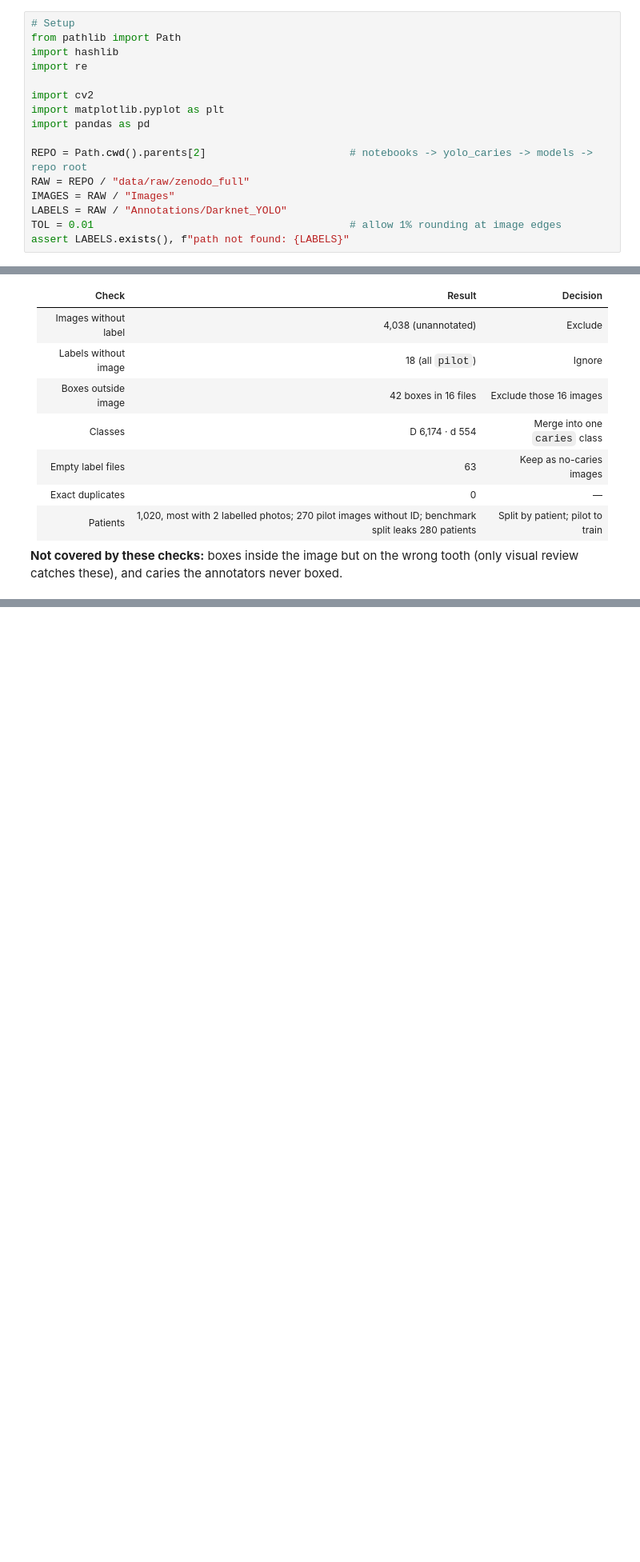
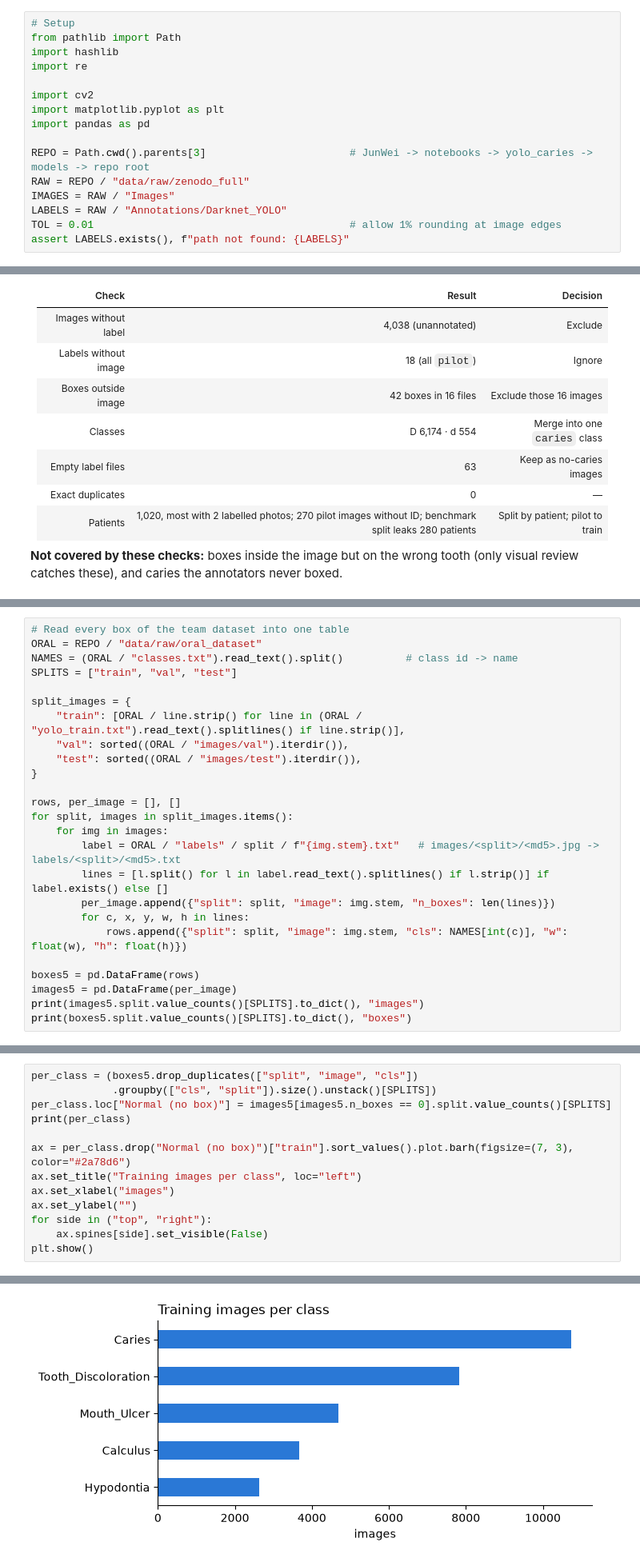
Before and after one commit to Aiden812/Deep-Learning-WIU, a Jupyter notebook: models/yolo_caries/notebooks/JunWei/01_eda.ipynb, the cells around one changed output, grey strips where cells are left out. Shown at 80% size. Drawn from its saved outputs; the diff is of its cells as text; blank space fills up the shorter version.

```diff
--- a/models/yolo_caries/notebooks/JunWei/01_eda.ipynb
+++ b/models/yolo_caries/notebooks/JunWei/01_eda.ipynb
@@ -22,7 +28,7 @@ import cv2
 import matplotlib.pyplot as plt
 import pandas as pd
 
-REPO = Path.cwd().parents[2]                       # notebooks -> yolo_caries -> models -> repo root
+REPO = Path.cwd().parents[3]                       # JunWei -> notebooks -> yolo_caries -> models -> repo root
 RAW = REPO / "data/raw/zenodo_full"
 IMAGES = RAW / "Images"
 LABELS = RAW / "Annotations/Darknet_YOLO"
@@ -233,0 +247,25 @@ show_label("no_retractors/Frontal/anonymous_003-008-1188-00_1732714947165_Fronta
+# %%
+# Read every box of the team dataset into one table
+ORAL = REPO / "data/raw/oral_dataset"
+NAMES = (ORAL / "classes.txt").read_text().split()          # class id -> name
+SPLITS = ["train", "val", "test"]
+
+split_images = {
+    "train": [ORAL / line.strip() for line in (ORAL / "yolo_train.txt").read_text().splitlines() if line.strip()],
+    "val": sorted((ORAL / "images/val").iterdir()),
+    "test": sorted((ORAL / "images/test").iterdir()),
+}
+
+rows, per_image = [], []
+for split, images in split_images.items():
+    for img in images:
+        label = ORAL / "labels" / split / f"{img.stem}.txt"   # images/<split>/<md5>.jpg -> labels/<split>/<md5>.txt
+        lines = [l.split() for l in label.read_text().splitlines() if l.strip()] if label.exists() else []
+        per_image.append({"split": split, "image": img.stem, "n_boxes": len(lines)})
+        for c, x, y, w, h in lines:
+            rows.append({"split": split, "image": img.stem, "cls": NAMES[int(c)], "w": float(w), "h": float(h)})
+
+boxes5 = pd.DataFrame(rows)
+images5 = pd.DataFrame(per_image)
+print(images5.split.value_counts()[SPLITS].to_dict(), "images")
+print(boxes5.split.value_counts()[SPLITS].to_dict(), "boxes")
@@ -233,0 +279,14 @@ show_label("no_retractors/Frontal/anonymous_003-008-1188-00_1732714947165_Fronta
+# %%
+per_class = (boxes5.drop_duplicates(["split", "image", "cls"])
+             .groupby(["cls", "split"]).size().unstack()[SPLITS])
+per_class.loc["Normal (no box)"] = images5[images5.n_boxes == 0].split.value_counts()[SPLITS]
+print(per_class)
+
+ax = per_class.drop("Normal (no box)")["train"].sort_values().plot.barh(figsize=(7, 3), color="#2a78d6")
+ax.set_title("Training images per class", loc="left")
+ax.set_xlabel("images")
+ax.set_ylabel("")
+for side in ("top", "right"):
+    ax.spines[side].set_visible(False)
+plt.show()
+# %% [output]
@@ -233,0 +301 @@ show_label("no_retractors/Frontal/anonymous_003-008-1188-00_1732714947165_Fronta
+[figure, added]
```
Also changed, not shown: parts of 16 cells of this notebook, 59 other files.
